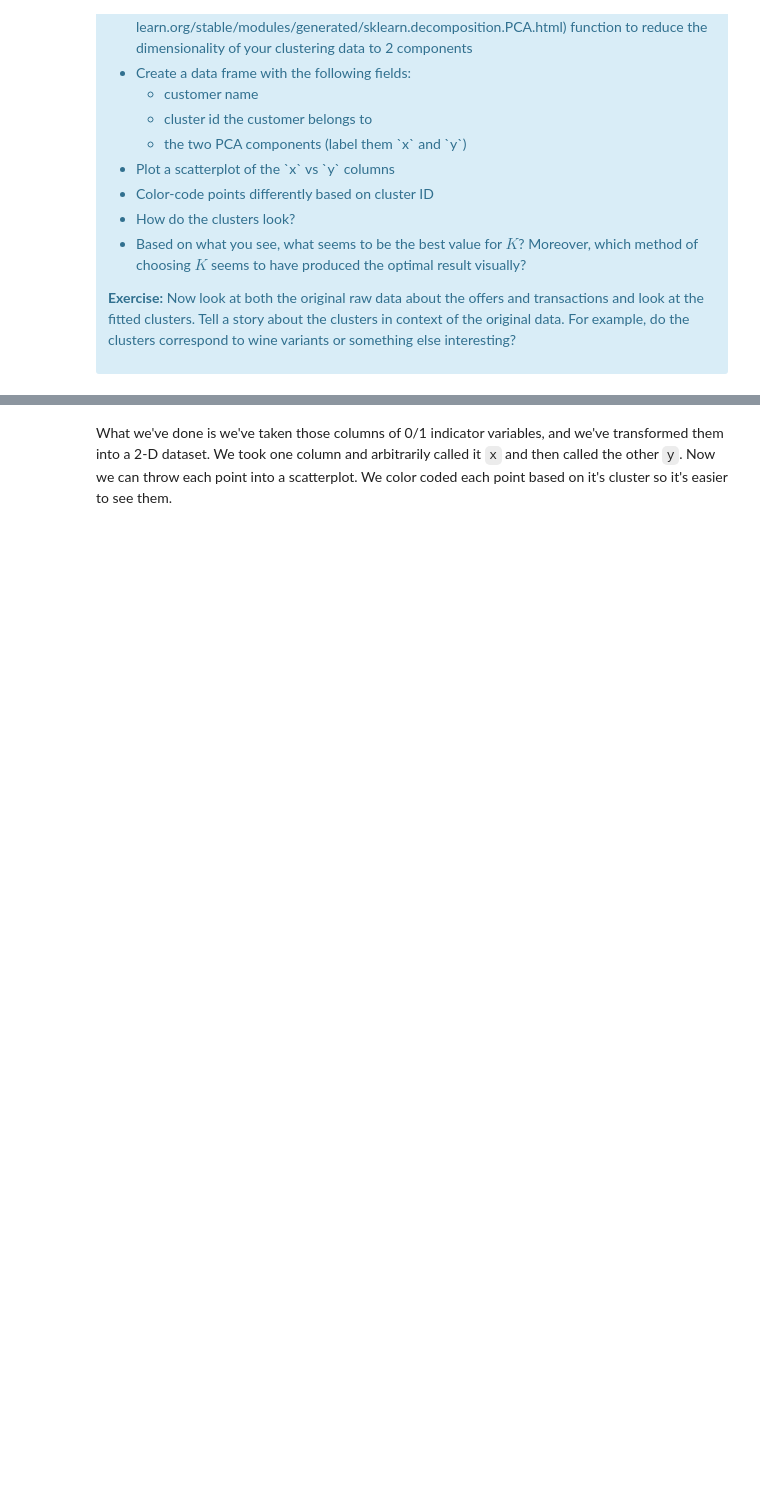
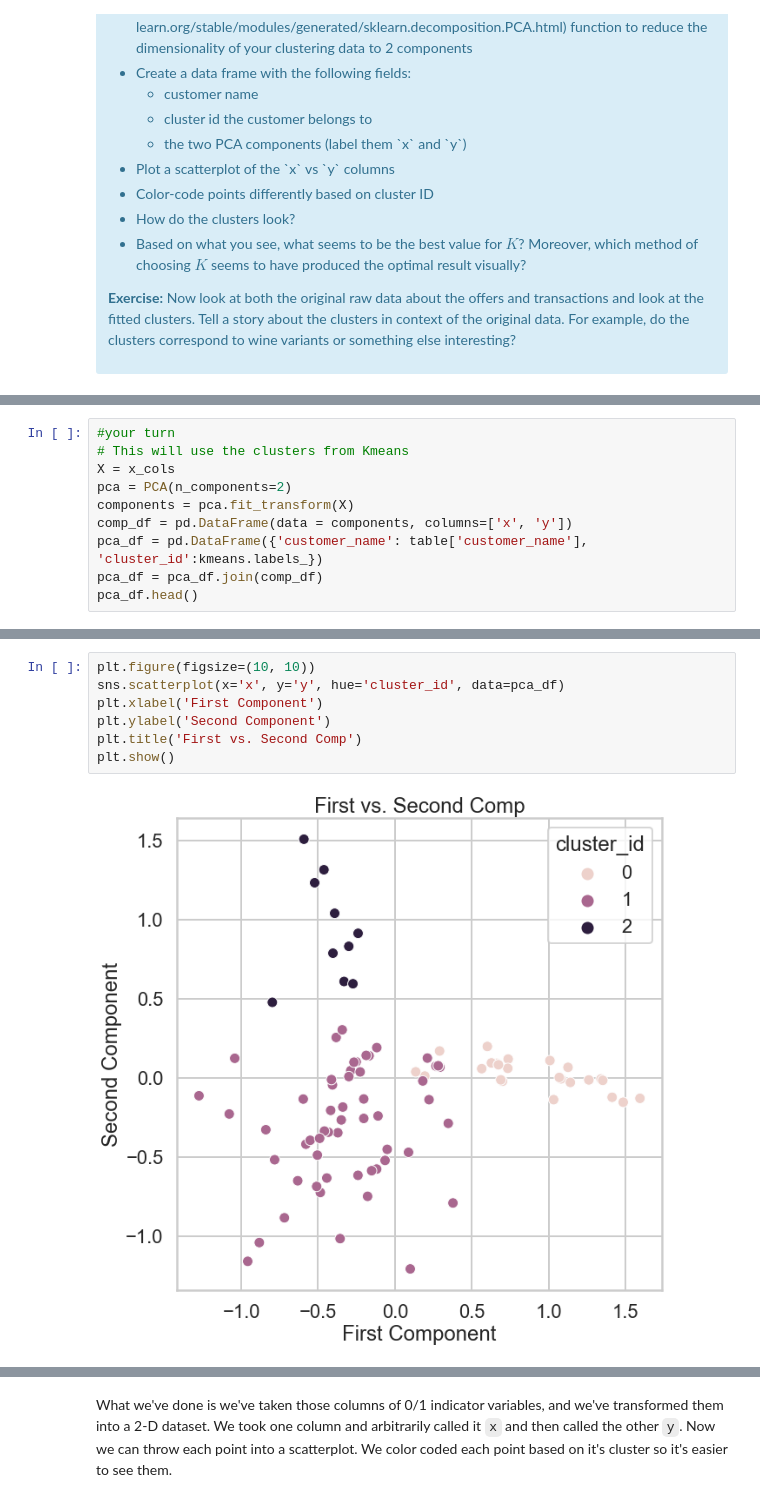
Before and after one commit to loalberto/Springboard-Clustering-Case-Study, a Jupyter notebook: Clustering Case Study - Customer Segmentation with K-Means - Tier 3.ipynb, the cells around one changed output, grey strips where cells are left out. Saved outputs shown, nothing was run; the diff lists cells and outputs as text; blank space fills up the shorter version.

Commit message:
Finished Clustering Project

```diff
--- a/Clustering Case Study - Customer Segmentation with K-Means - Tier 3.ipynb
+++ b/Clustering Case Study - Customer Segmentation with K-Means - Tier 3.ipynb
@@ -373,0 +383,10 @@ This is only one use of PCA for dimension reduction. We can also use PCA when we
+# %%
+#your turn
+# This will use the clusters from Kmeans
+X = x_cols
+pca = PCA(n_components=2)
+components = pca.fit_transform(X)
+comp_df = pd.DataFrame(data = components, columns=['x', 'y'])
+pca_df = pd.DataFrame({'customer_name': table['customer_name'], 'cluster_id':kmeans.labels_})
+pca_df = pca_df.join(comp_df)
+pca_df.head()
@@ -373,0 +400,9 @@ This is only one use of PCA for dimension reduction. We can also use PCA when we
+# %%
+plt.figure(figsize=(10, 10))
+sns.scatterplot(x='x', y='y', hue='cluster_id', data=pca_df)
+plt.xlabel('First Component')
+plt.ylabel('Second Component')
+plt.title('First vs. Second Comp')
+plt.show()
+# %% [output]
+[figure, added]
```
Also changed, not shown: parts of 22 cells of this notebook.
